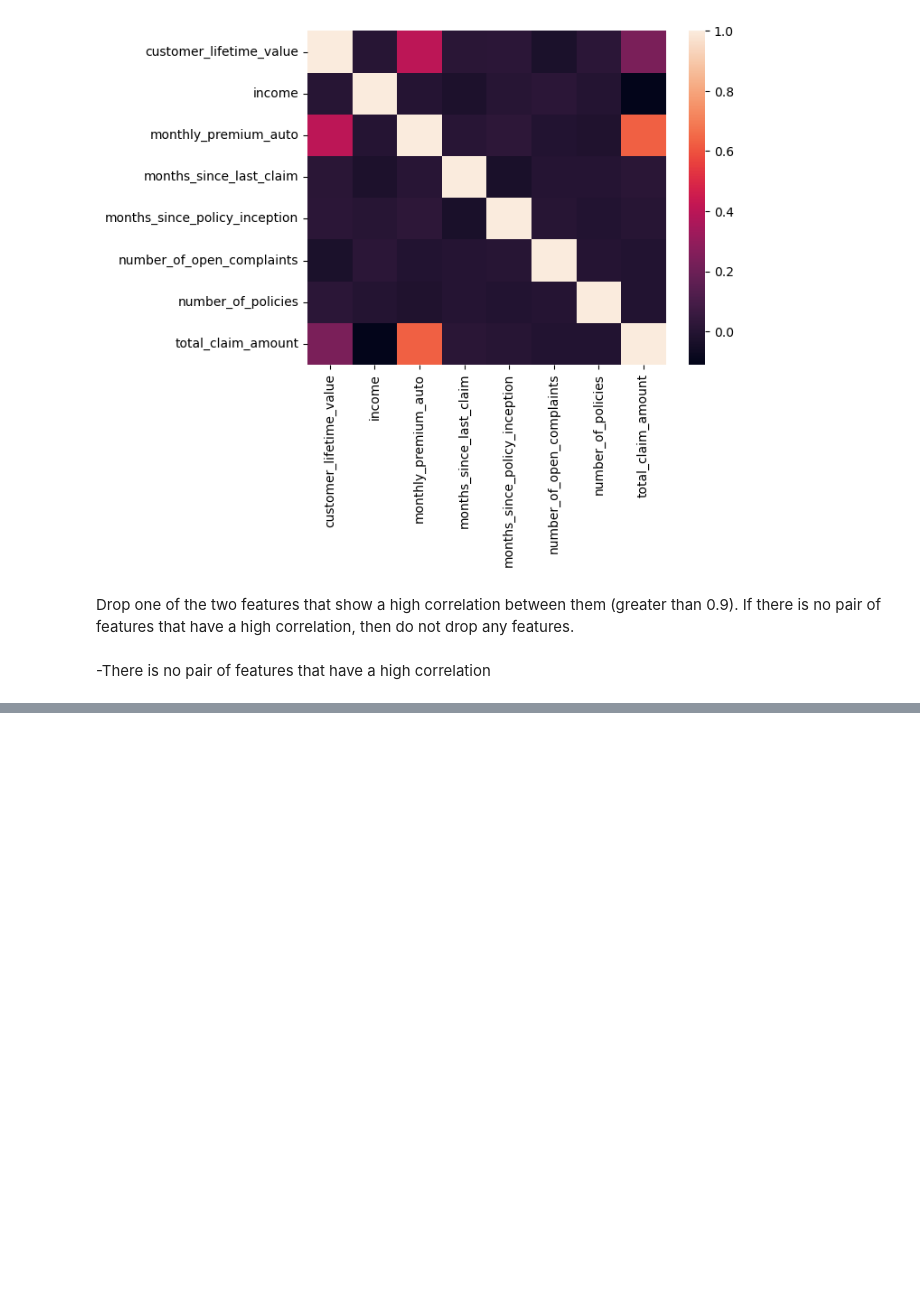
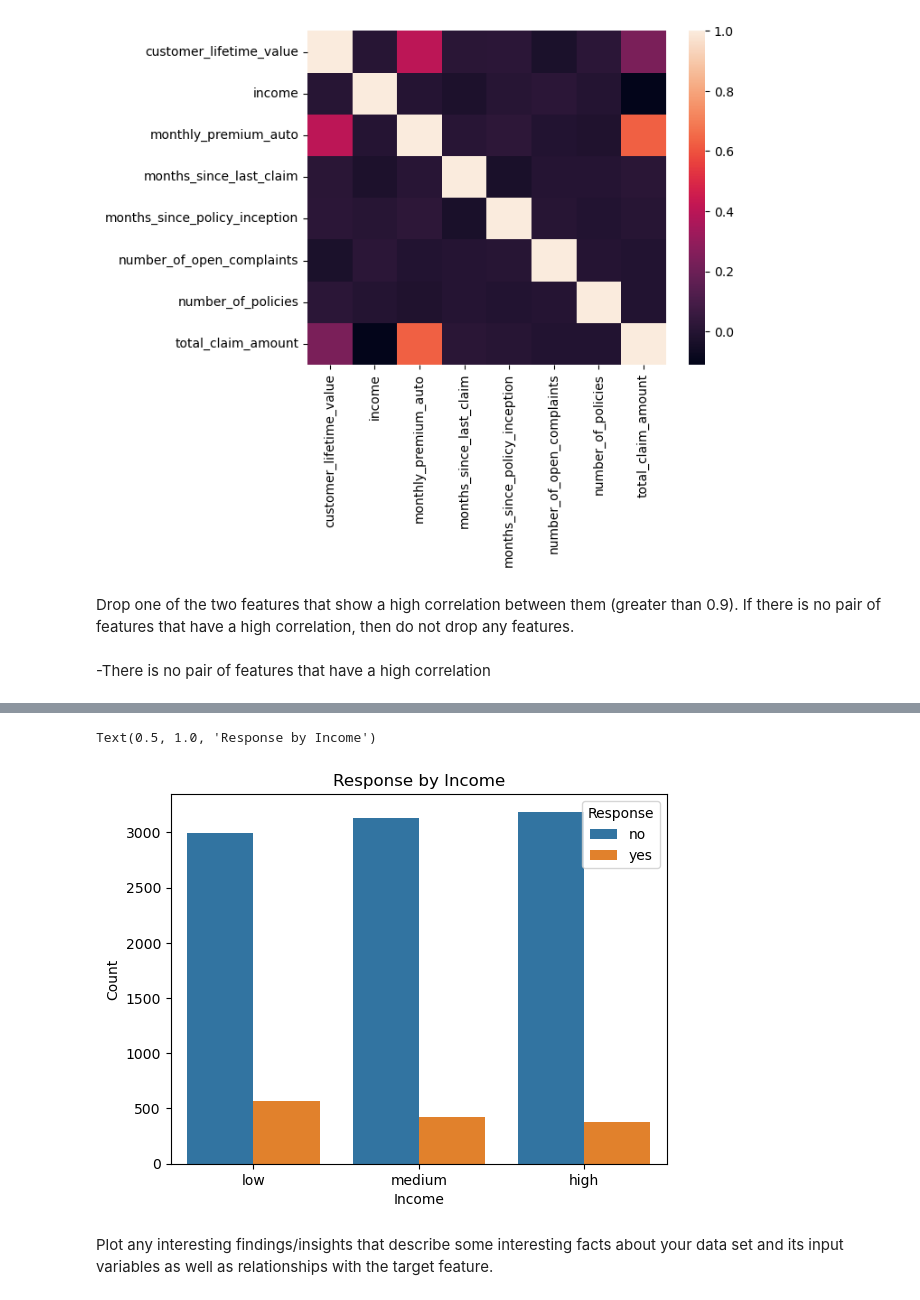
Before and after one commit to aychakurtulush/Ironhack-Labs, a Jupyter notebook: Customer_Analysis_Case_Study/Activity 4 (Thursday).ipynb, the cells around one changed output, grey strips where cells are left out. Drawn from its saved outputs; the diff is of its cells as text; code cells hidden in the pictures; blank space fills up the shorter version.

```diff
--- a/Customer_Analysis_Case_Study/Activity 4 (Thursday).ipynb
+++ b/Customer_Analysis_Case_Study/Activity 4 (Thursday).ipynb
@@ -230,0 +230,7 @@ Relationship between Monthly Premium Autoand Region, Policy type to see any mean
+# %%
+labels = ['low', 'medium', 'high']
+
+# Use the cut function to create a new column with the categories
+df['cat_income'] = pd.qcut(df['income'], q=3, labels=labels)
+
+df['cat_income']
@@ -230,0 +251,11 @@ Relationship between Monthly Premium Autoand Region, Policy type to see any mean
+# %%
+sns.countplot(x='cat_income', hue='response', data=df)
+plt.xlabel("Income")
+plt.ylabel("Count")
+plt.legend(title="Response")
+plt.title("Response by Income")
+# %% [output]
+Text(0.5, 1.0, 'Response by Income')
+[figure, added]
+# %% [markdown]
+Plot any interesting findings/insights that describe some interesting facts about your data set and its input variables as well as relationships with the target feature.
```
Also changed, not shown: parts of 33 cells of this notebook.
